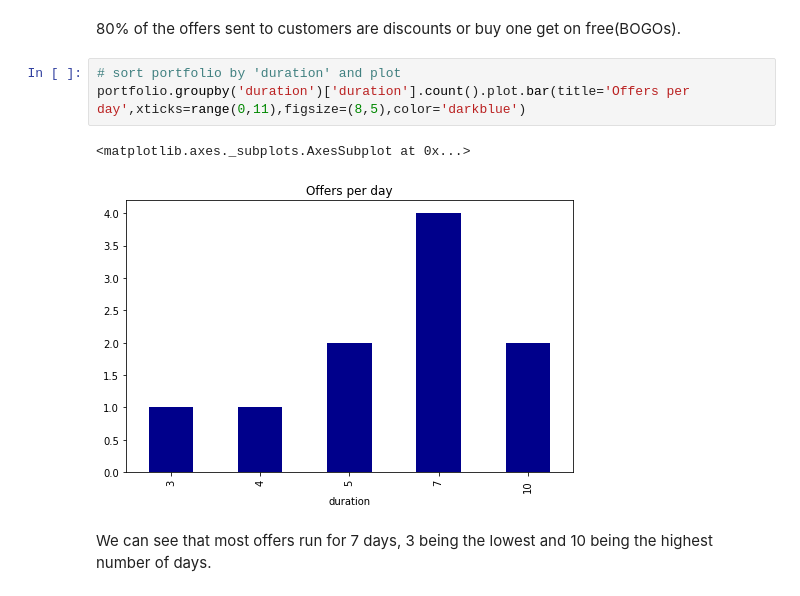
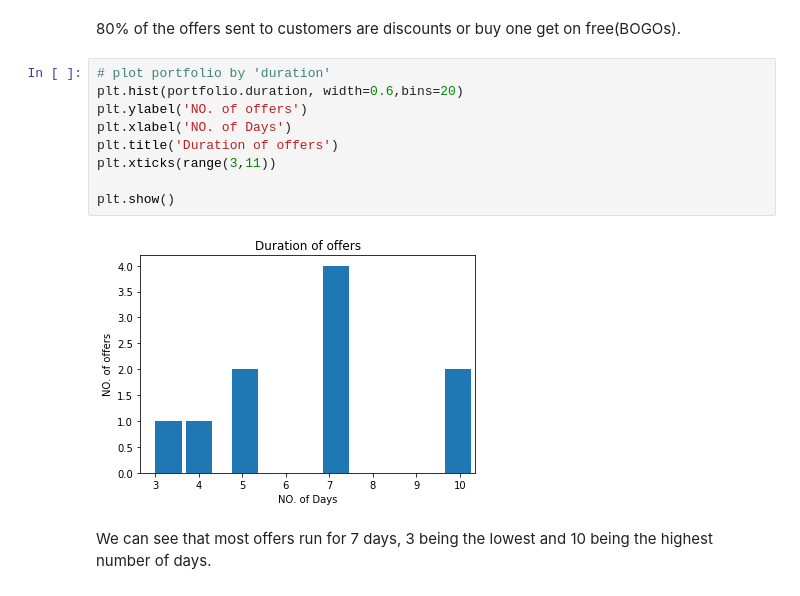
Before and after one commit to clainchege2/Starbucks-Capstone-Project-Udacity-, a Jupyter notebook: Starbucks_Capstone_notebook.ipynb, the cells around one changed output. Saved outputs shown, nothing was run; the diff lists cells and outputs as text.

Commit message:
added descriptive labels to plots

```diff
--- a/Starbucks_Capstone_notebook.ipynb
+++ b/Starbucks_Capstone_notebook.ipynb
@@ -128,12 +128,17 @@ portfolio.groupby('offer_type')['offer_type'].count().plot(kind='pie', autopct='
 [figure]
 # %% [markdown]
 80% of the offers sent to customers are discounts or buy one get on free(BOGOs).
-# %%
-# sort portfolio by 'duration' and plot
-portfolio.groupby('duration')['duration'].count().plot.bar(title='Offers per day',xticks=range(0,11),figsize=(8,5),color='darkblue')
-# %% [output]
-<matplotlib.axes._subplots.AxesSubplot at 0x...>
-[figure, removed]
+# %%
+# plot portfolio by 'duration'
+plt.hist(portfolio.duration, width=0.6,bins=20)
+plt.ylabel('NO. of offers')
+plt.xlabel('NO. of Days')
+plt.title('Duration of offers')
+plt.xticks(range(3,11))
+
+plt.show()
+# %% [output]
+[figure, added]
 # %% [markdown]
 We can see that most offers run for 7 days, 3 being the lowest  and 10 being the highest number of days.
 # %%
```
Also changed, not shown: parts of 11 cells of this notebook.
